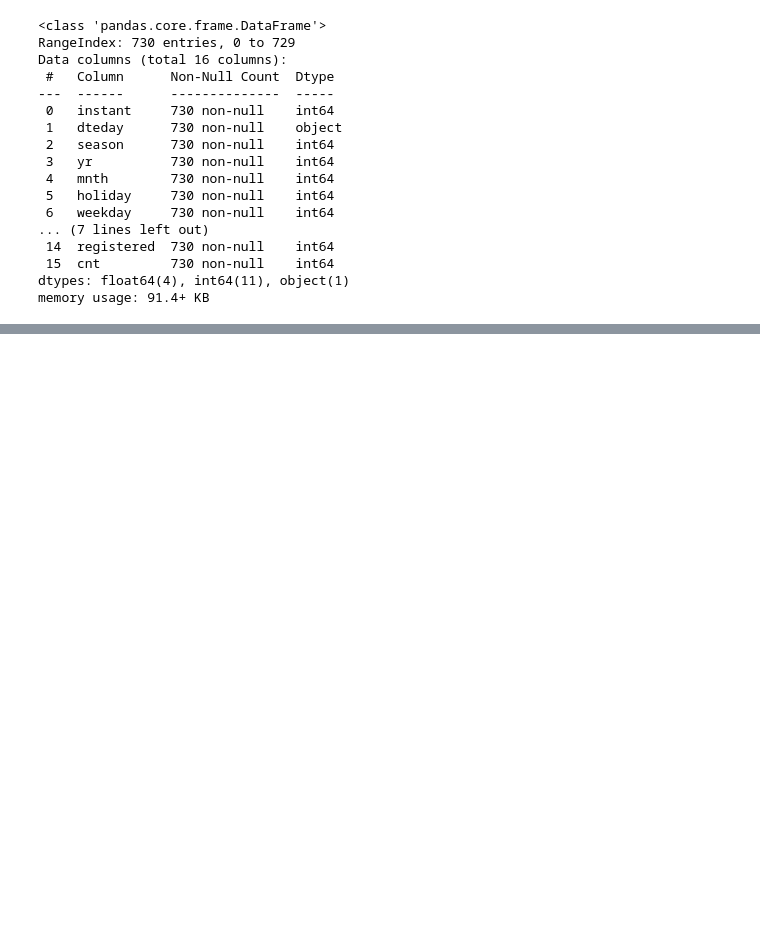
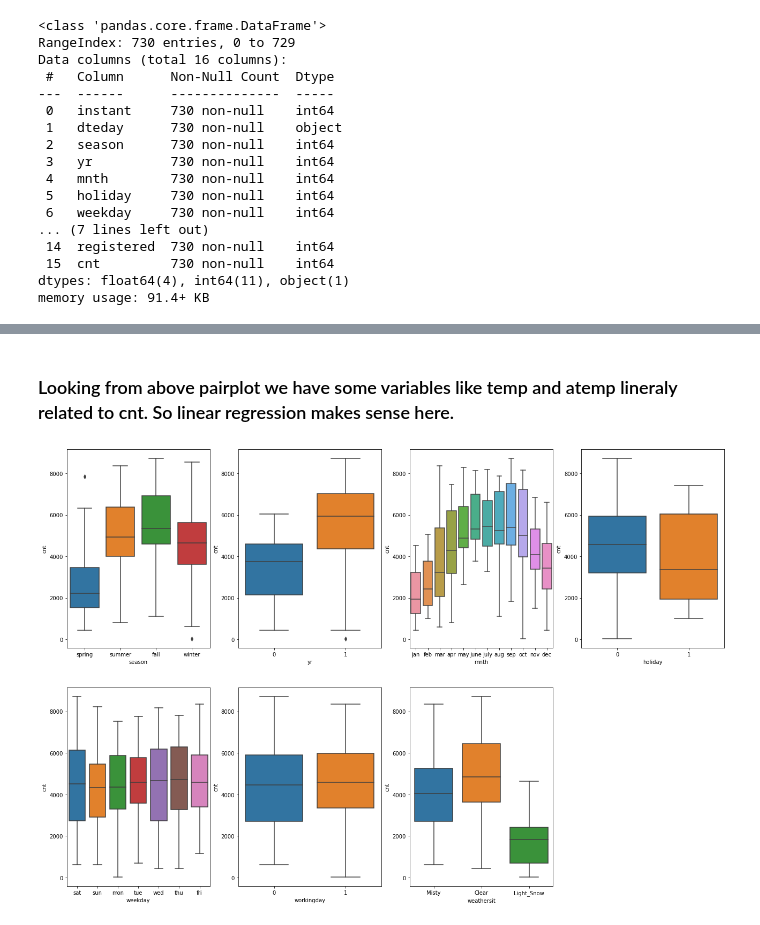
Before and after one commit to kc11381/BikeSharingCaseStudy, a Jupyter notebook: bike_sharing_predictors_analysis.ipynb, the cells around one changed output, grey strips where cells are left out. Cells and saved outputs as stored; diff of their text form; code cells hidden in the pictures; blank space fills up the shorter version.

```diff
--- a/bike_sharing_predictors_analysis.ipynb
+++ b/bike_sharing_predictors_analysis.ipynb
@@ -64,0 +124,25 @@ day_df.describe()
+# %% [markdown]
+### Looking from above pairplot we have some variables like temp and atemp lineraly related to cnt. So linear regression makes sense here.
+# %%
+# For categorical variables
+# This will give us qualitative understanding of the data.
+# One good way to visualize the categorical variable is boxplot
+# For all the catergorical variables we will use subplots
+plt.figure(figsize=(22, 15))
+plt.subplot(2, 4, 1)
+sns.boxplot(x='season', y='cnt', data=day_df)
+plt.subplot(2, 4, 2)
+sns.boxplot(x='yr', y='cnt', data=day_df)
+plt.subplot(2, 4, 3)
+sns.boxplot(x='mnth', y='cnt', data=day_df)
+plt.subplot(2, 4, 4)
+sns.boxplot(x='holiday', y='cnt', data=day_df)
+plt.subplot(2, 4, 5)
+sns.boxplot(x='weekday', y='cnt', data=day_df)
+plt.subplot(2, 4, 6)
+sns.boxplot(x='workingday', y='cnt', data=day_df)
+plt.subplot(2, 4, 7)
+sns.boxplot(x='weathersit', y='cnt', data=day_df)
+plt.show()
+# %% [output]
+[figure, added]
```
Also changed, not shown: parts of 10 cells of this notebook.
